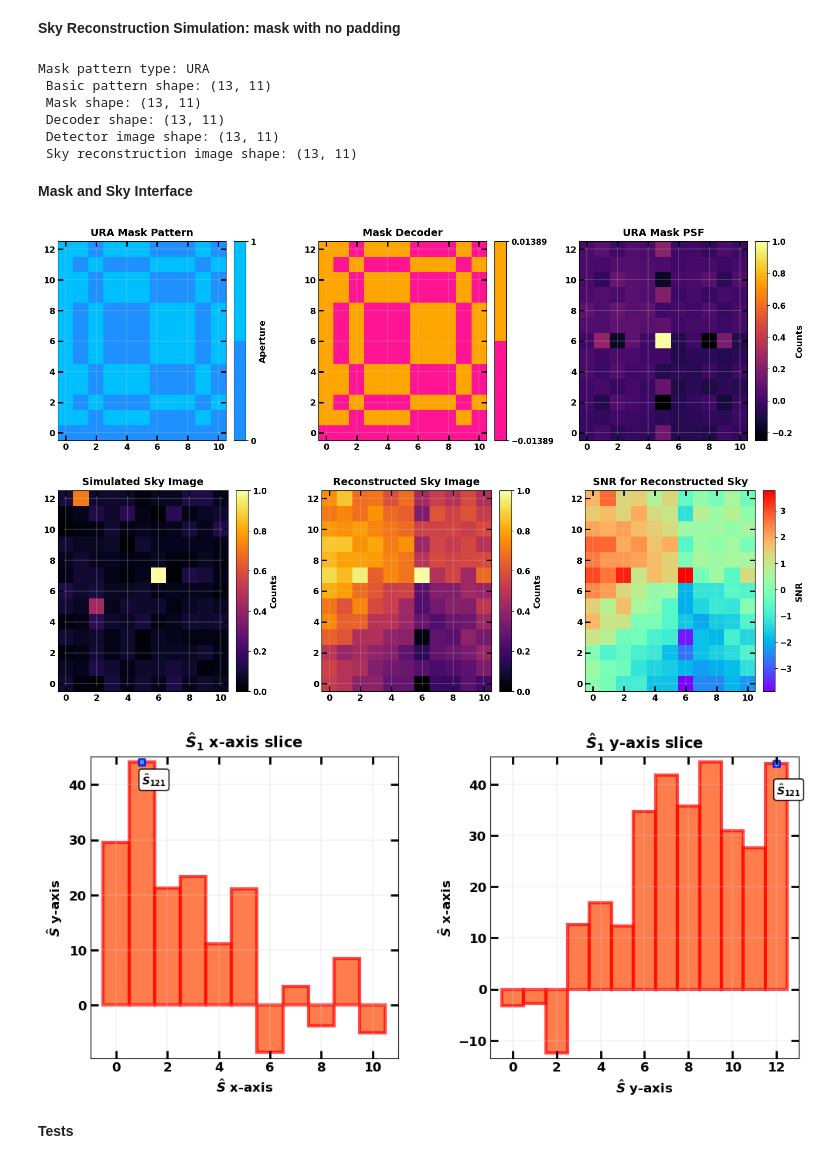
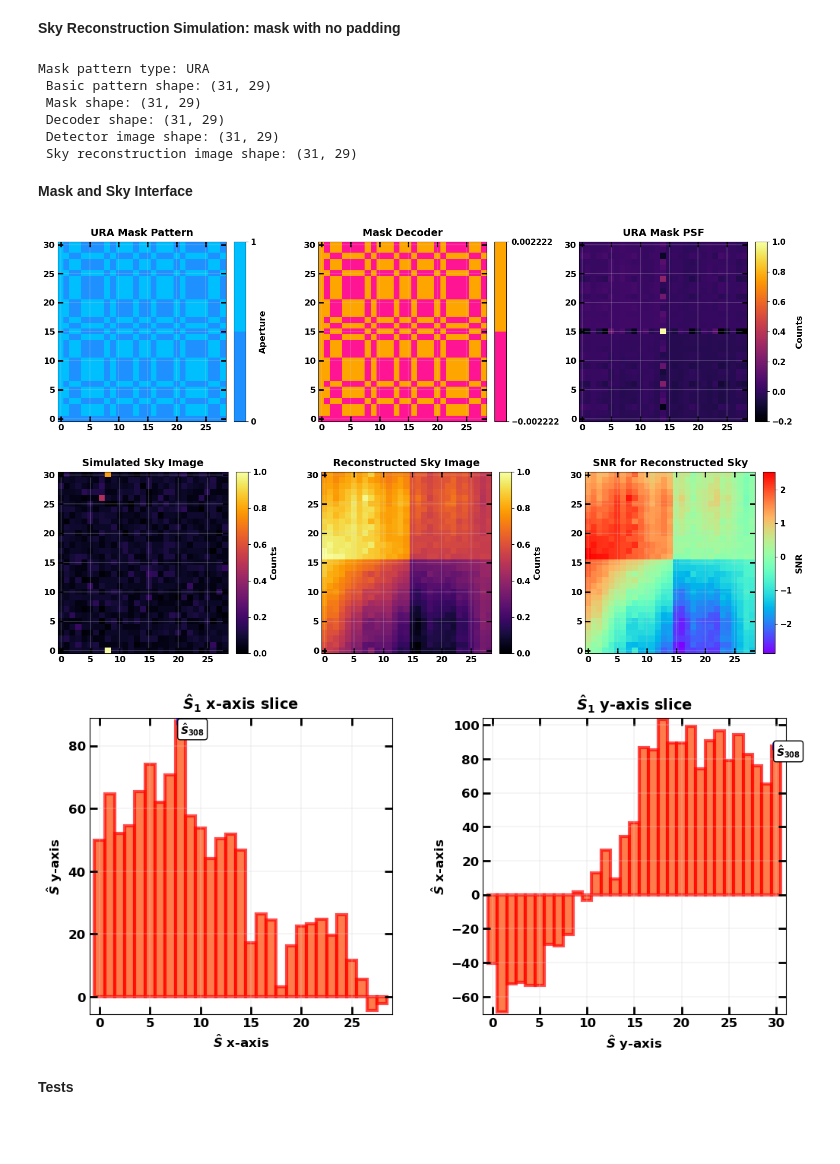
Before and after one commit to EdoardoGiancarli/Reconstruction_Masks_Test, a Jupyter notebook: Img_Reconstruction_2D/Img2D_Reconstruction2.ipynb, the cells around one changed output. Saved outputs shown, nothing was run; the diff lists cells and outputs as text; code cells hidden in the pictures; blank space fills up the shorter version.

```diff
--- a/Img_Reconstruction_2D/Img2D_Reconstruction2.ipynb
+++ b/Img_Reconstruction_2D/Img2D_Reconstruction2.ipynb
@@ -63,55 +52,68 @@ cai_args_ura_nopad = (pattern_type, rank, sources_flux, mask_padding, sky_backgr
-# %%
-detector_image, sky_reconstruction, source_info = cai.cai_simulation(*cai_args_ura_nopad)
-# %% [output]
-Mask pattern type: URA
- Basic pattern shape: (13, 11)
- Mask shape: (13, 11)
- Decoder shape: (13, 11)
- Detector image shape: (13, 11)
- Sky reconstruction image shape: (13, 11)
+# %%
+uranopad_pattern_type = 'ura'
+uranopad_rank = 4
+uranopad_sources_flux = np.array([30, 50, 70])
+uranopad_mask_padding = False
+uranopad_sky_background_rate = 5
+uranopad_sources_pos = None
+uranopad_detector_background_rate = None
+uranopad_print_info = True
+
+cai_args_ura_nopad = (uranopad_pattern_type, uranopad_rank, sources_flux, uranopad_mask_padding,
+                      uranopad_sky_background_rate, uranopad_sources_pos,
+                      uranopad_detector_background_rate, uranopad_print_info)
+
+uranopad_detector_image, uranopad_sky_reconstruction, uranopad_source_info = cai.cai_simulation(*cai_args_ura_nopad)
+# %% [output]
+Mask pattern type: URA
+ Basic pattern shape: (31, 29)
+ Mask shape: (31, 29)
+ Decoder shape: (31, 29)
+ Detector image shape: (31, 29)
+ Sky reconstruction image shape: (31, 29)
 # %% [markdown]
 **Mask and Sky Interface**
 # %%
 def _normalize(array):
     return (array - array.min())/(array.max() - array.min())
 
 # plot mask, decoder and PSF
-mask = source_info['mask_pattern']
-decoder = source_info['mask_decoder']
-psf = source_info['mask_PSF']
+uranopad_mask = uranopad_source_info['mask_pattern']
+uranopad_decoder = uranopad_source_info['mask_decoder']
+uranopad_psf = uranopad_source_info['mask_PSF']
 
-plot.image_plot([mask, decoder, psf],
+plot.image_plot([uranopad_mask, uranopad_decoder, uranopad_psf],
                 ["URA Mask Pattern", "Mask Decoder", "URA Mask PSF"],
                 cbarlabel=["Aperture", None, "Counts"],
-                cbarvalues=[[0, 1], [decoder.min(), decoder.max()], None],
+                cbarvalues=[[0, 1], [uranopad_decoder.min(), uranopad_decoder.max()], None],
                 cbarcmap=[lc(["DodgerBlue", "DeepSkyBlue"]), lc(["DeepPink", "Orange"]), "inferno"])
 
 # plot sky image, sky reconstruction and SNR
-sky_image = source_info['sky_image']
-snr = source_info['sky_reconstruction_SNR']
+uranopad_sky_image = uranopad_source_info['sky_image']
+uranopad_snr = uranopad_source_info['sky_reconstruction_SNR']
 
-plot.image_plot([_normalize(sky_image), _normalize(sky_reconstruction), snr],
+plot.image_plot([_normalize(uranopad_sky_image), _normalize(uranopad_sky_reconstruction), uranopad_snr],
                 ["Simulated Sky Image", "Reconstructed Sky Image", "SNR for Reconstructed Sky"],
                 cbarlabel=["Counts"]*2 + ["SNR"],
                 cbarvalues=[None]*3,
                 cbarcmap=["inferno"]*2 + ["rainbow"])
 
 # plot reconstr_sky slices
 idx = 1
-pos = source_info['sources_pos'][idx]
-S_hat_slicex = sky_reconstruction[pos[0], :]
-S_hat_slicey = sky_reconstruction[:, pos[1]]
+pos = uranopad_source_info['sources_pos'][idx]
+uranopad_S_hat_slicex = uranopad_sky_reconstruction[pos[0], :]
+uranopad_S_hat_slicey = uranopad_sky_reconstruction[:, pos[1]]
 
-plot.sequence_plot([S_hat_slicex, S_hat_slicey],
+plot.sequence_plot([uranopad_S_hat_slicex, uranopad_S_hat_slicey],
                    [f"$\\hat{{S}}_{idx}$ x-axis slice", f"$\\hat{{S}}_{idx}$ y-axis slice"],
                    xlabel=["$\\hat{{S}}$ x-axis", "$\\hat{{S}}$ y-axis"],
                    ylabel=["$\\hat{{S}}$ y-axis", "$\\hat{{S}}$ x-axis"],
                    style=["bar"]*2,
                    simulated_sources=[(pos[1], *pos, -4), (pos[0], *pos, -6)])
 # %% [output]
-[figure, old version]
+[figure, new version]
-[figure, old version]
+[figure, new version]
-[figure, old version]
+[figure, new version]
 # %% [markdown]
 **Tests**
 # %%
```
Also changed, not shown: parts of 7 cells of this notebook, 5 other files.
